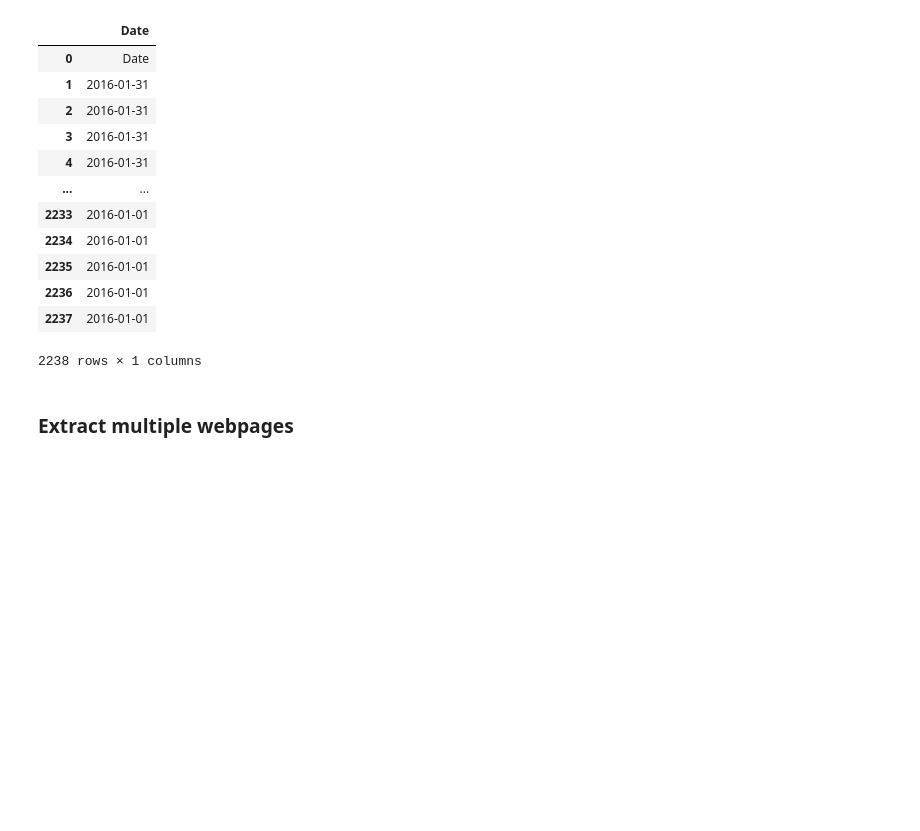
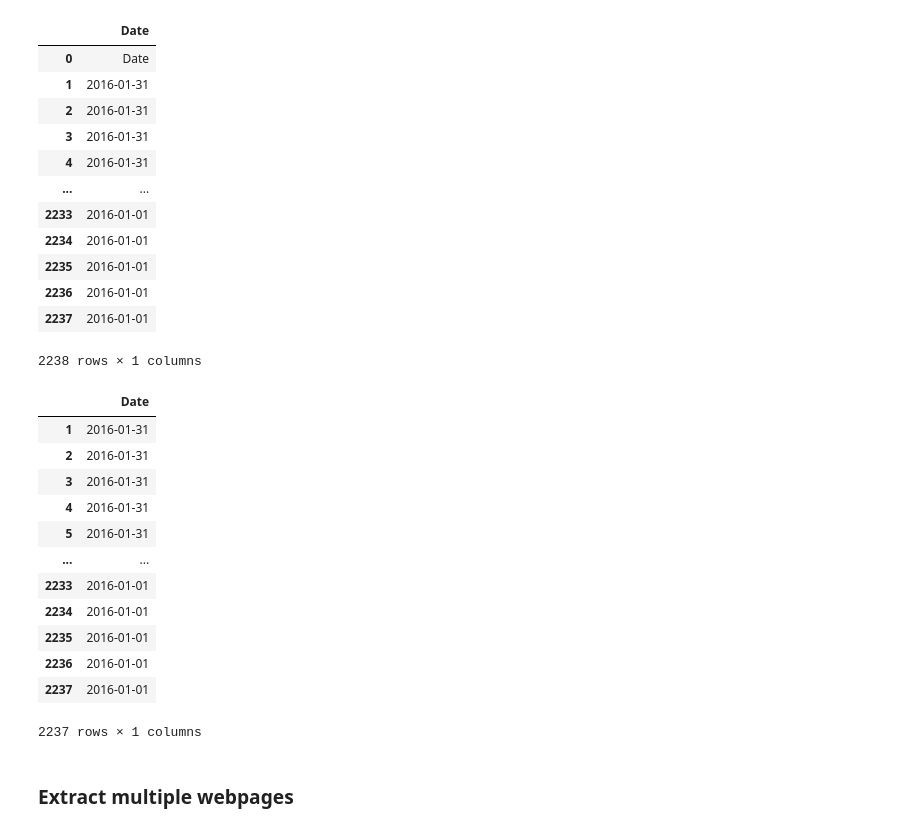
Before and after one commit to Polaris-pixel/ETL-Project, a Jupyter notebook: CNN_Dow.ipynb, the cells around one changed output. Saved outputs shown, nothing was run; the diff lists cells and outputs as text; code cells hidden in the pictures; blank space fills up the shorter version.

```diff
--- a/CNN_Dow.ipynb
+++ b/CNN_Dow.ipynb
@@ -296,6 +291,23 @@ date_df
 | 2236 | 2016-01-01 |
 | 2237 | 2016-01-01 |
 2238 rows × 1 columns
+# %%
+#Drop the first row
+date_df.drop(date_df.index[0])
+# %% [output]
+|  | Date |
+| 1 | 2016-01-31 |
+| 2 | 2016-01-31 |
+| 3 | 2016-01-31 |
+| 4 | 2016-01-31 |
+| 5 | 2016-01-31 |
+| ... | ... |
+| 2233 | 2016-01-01 |
+| 2234 | 2016-01-01 |
+| 2235 | 2016-01-01 |
+| 2236 | 2016-01-01 |
+| 2237 | 2016-01-01 |
+2237 rows × 1 columns
 # %% [markdown]
 ### Extract multiple webpages
 # %%
```
Also changed, not shown: parts of 15 cells of this notebook, 4 other files.
